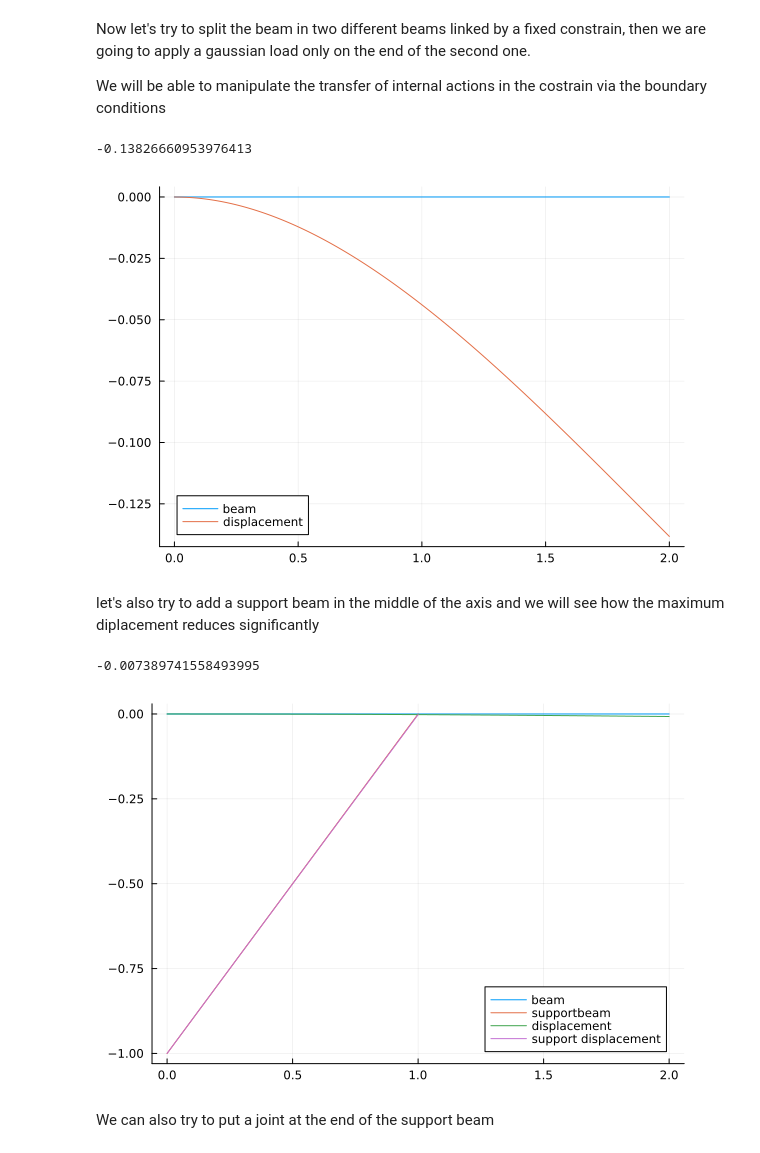
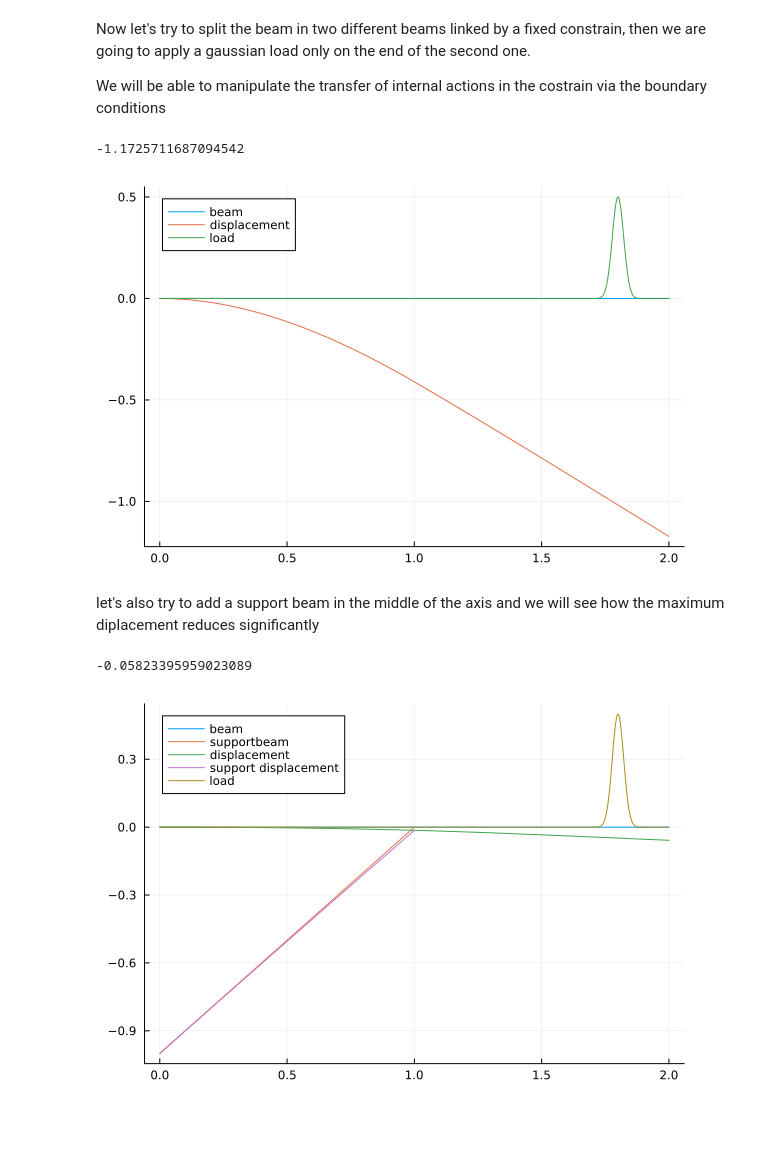
Before and after one commit to Kstreme/ENSAM-TUD01_G1, a Jupyter notebook: scripts cosimo/Examples.ipynb, the cells around one changed output. Saved outputs shown, nothing was run; the diff lists cells and outputs as text; code cells hidden in the pictures; blank space fills up the shorter version.

```diff
--- a/scripts cosimo/Examples.ipynb
+++ b/scripts cosimo/Examples.ipynb
@@ -540,31 +540,31 @@ Now let's try to split the beam in two different beams linked by a fixed constra
 
 We will be able to manipulate the transfer of internal actions in the costrain via the boundary conditions
 # %%
-A=1
-x0=0.9
+A=10
+x0=0.8
 sigma=0.001
 
 q(x)=A*(exp(-(x-x0)^2/sigma))
 
 
-E(x)= 1              #young module equation
+E(x)= 10              #young module equation
 J(x)= 1                     #inertia equation
 EJ(x)= E(x)*J(x)        #stiffness
 
-f1(x)=0
-f2(x)=q(x)
+q1(x)=0
+q2(x)=q(x)
 
 
 function beam!(du,u,p,x)
     du[1]=u[2]
-    du[2]=u[3]/EJ(x)
+    du[2]=u[3]/1
     du[3]=u[4]
-    du[4]=f1(x)
+    du[4]=q1(x)
 
     du[4+1]=u[4+2]
-    du[4+2]=u[4+3]/EJ(x)
+    du[4+2]=u[4+3]/4
     du[4+3]=u[4+4]
-    du[4+4]=f2(x)
+    du[4+4]=q2(x)
 end
 
 
@@ -584,7 +584,7 @@ end
 xspan=(0.0 , 1.0)
 
 bvp= BVProblem(beam!,bc!,[0.,0.,0.,0.,0.,0.,0.,0.],xspan)
-u_sol= solve(bvp,MIRK4(),dt = 0.01)
+u_sol= solve(bvp,MIRK4(),dt = 0.001)
 
 x_dis1=u_sol.t
 x_dis2=u_sol.t .+ 1
@@ -598,17 +598,25 @@ u_dis= vcat(u_dis1,u_dis2)
 
 display(u_dis[end])
 
+
 plot(x_dis,0*x_dis,label="beam")
 
 plot!(x_dis,u_dis,label="displacement")
+
+q1_dis=q1.(u_sol.t)
+q2_dis=q2.(u_sol.t)
+
+q_dis=0.05*vcat(q1_dis,q2_dis)
+
+plot!(x_dis,q_dis,label="load")
 # %% [output]
--0.13826660953976413
+-1.1725711687094542
-[figure, old version]
+[figure, new version]
 # %% [markdown]
 let's also try to add a support beam in the middle of the axis and we will see how the maximum diplacement reduces significantly
 # %%
-A=1
-x0=0.9
+A=10
+x0=0.8
 sigma=0.001
 
 q(x)=A*(exp(-(x-x0)^2/sigma))
@@ -649,46 +657,54 @@ end
 function bc!(residual,u,p,x)
     residual[1]= u[1][1]                    # displacement start beam 1 = 0
     residual[2]= u[1][2]                    # angle start beam 1 = 0
+
     residual[3]= u[end][1] - u[1][4+1]      # u end beam 1 = u start beam 2
     residual[4]= u[end][2] - u[1][4+2]      # phi end beam 1 = phi start beam 2
 
-    residual[5]= -u[1][4+3] + u[end][8+3]*cos(alpha) + u[end][3]    # sum of the sheer forces in the node
-    residual[6]= -u[1][4+4] + u[end][8+4] + u[end][4]               # sum of the momentums in the node
-    residual[7]= u[end][4+3]                                        # momentum end beam 2 = 0
-    residual[8]= u[end][4+4] + T2                                   # sheer end beam 2 = T2 (NB: v'=-T)
+    residual[5]= -u[1][4+3] + u[end][8+3] + u[end][3]               # sum of the momentums in the node
+    residual[6]= -u[1][4+4] + u[end][8+4]/cos(alpha) + u[end][4]    # sum of the sheer in the node
 
-    residual[9]= u[1][8+1]                              # u start beam 3 = y03
-    residual[10]= u[1][8+2]                             # phi start beam 3 = -alpha (plot)
+    residual[7]= u[end][4+3]                            # momentum end beam 2 = 0
+    residual[8]= u[end][4+4] + T2                       # sheer end beam 2 = T2 (NB: v'=-T)
+
+    residual[9]= u[1][8+1]                              # u start beam 3 = 0
+    residual[10]= u[1][8+2]                             # phi start beam 3 = 0
+
     residual[11]= u[end][8+1]*cos(alpha) - u[end][1]    # u end beam 3 = u end beam 1
-    residual[12]= u[end][2] - u[end][8+2]               # phi end 1 - phi end 3 = alpha
+    residual[12]= u[end][2] - u[end][8+2]               # phi end 1 = phi end 3
 end
 
 xspan=(0.0 , 1.0)
 
 bvp= BVProblem(beam!,bc!,[0.,0.,0.,0.,0.,0.,0.,0.,0.,0.,0.,0.],xspan)
-u_sol= solve(bvp,MIRK4(),dt = 0.01)
+u_sol= solve(bvp,MIRK4(),dt = 0.001)
 
 x_dis1=u_sol.t
 x_dis2=u_sol.t .+ 1
 x_dis= vcat(x_dis1,x_dis2)
 
 u_dis1= -u_sol[1,:]
 u_dis2= -u_sol[4+1,:]
 u_dis= vcat(u_dis1,u_dis2)
 
 x_dis3= x_dis1
 b_dis3= -y03 .+ tan(alpha).*x_dis3
 u_dis3= b_dis3 .- u_sol[8+1,:]*cos(alpha)
 
 display(u_dis[end])
 
 plot(x_dis,0*x_dis,label="beam")
 plot!(x_dis3,b_dis3,label="supportbeam")
 
 plot!(x_dis,u_dis,label="displacement")
 plot!(x_dis3,u_dis3,label="support displacement")
+
+q1_dis=q1.(u_sol.t)
+q2_dis=q2.(u_sol.t)
+
+q_dis=0.05*vcat(q1_dis,q2_dis)
+
+plot!(x_dis,q_dis,label="load")
 # %% [output]
--0.007389741558493995
+-0.05823395959023089
-[figure, old version]
+[figure, new version]
-# %% [markdown]
-We can also try to put a joint at the end of the support beam
```
Also changed, not shown: parts of 7 cells of this notebook.
